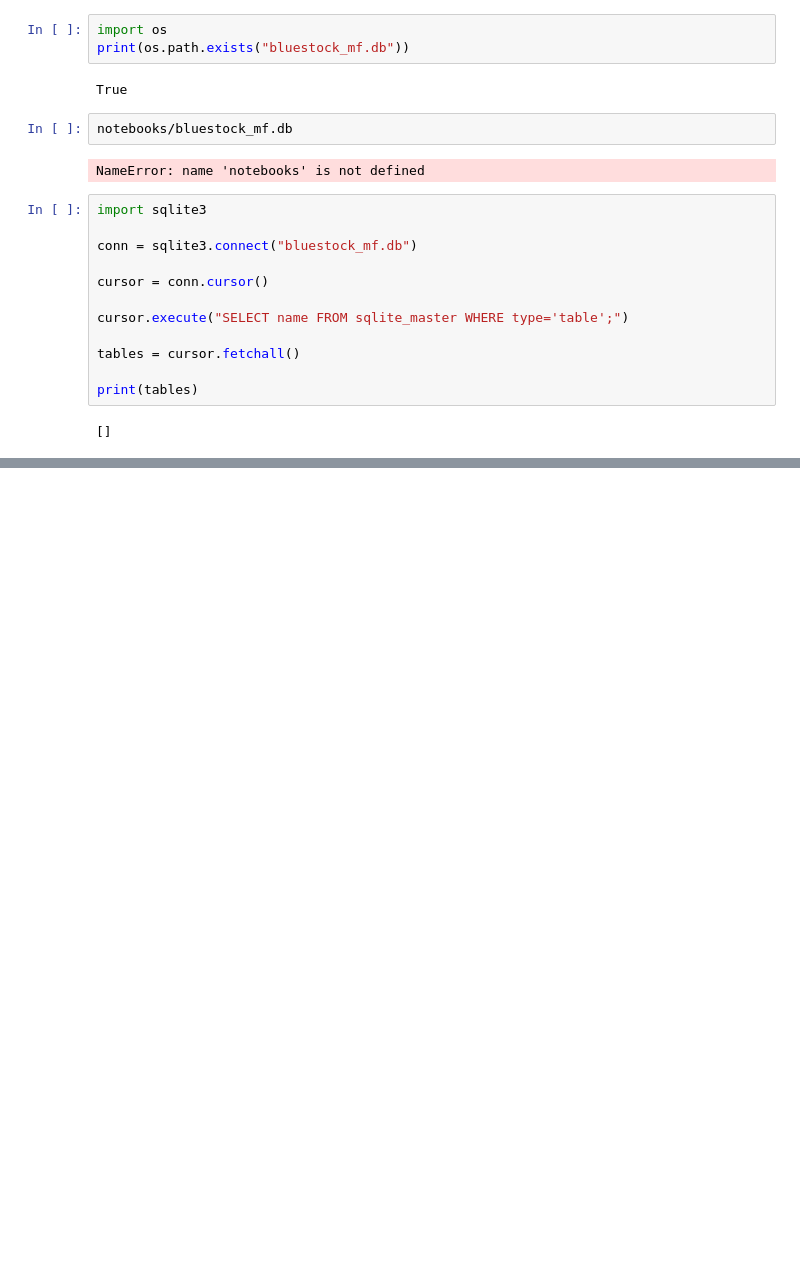
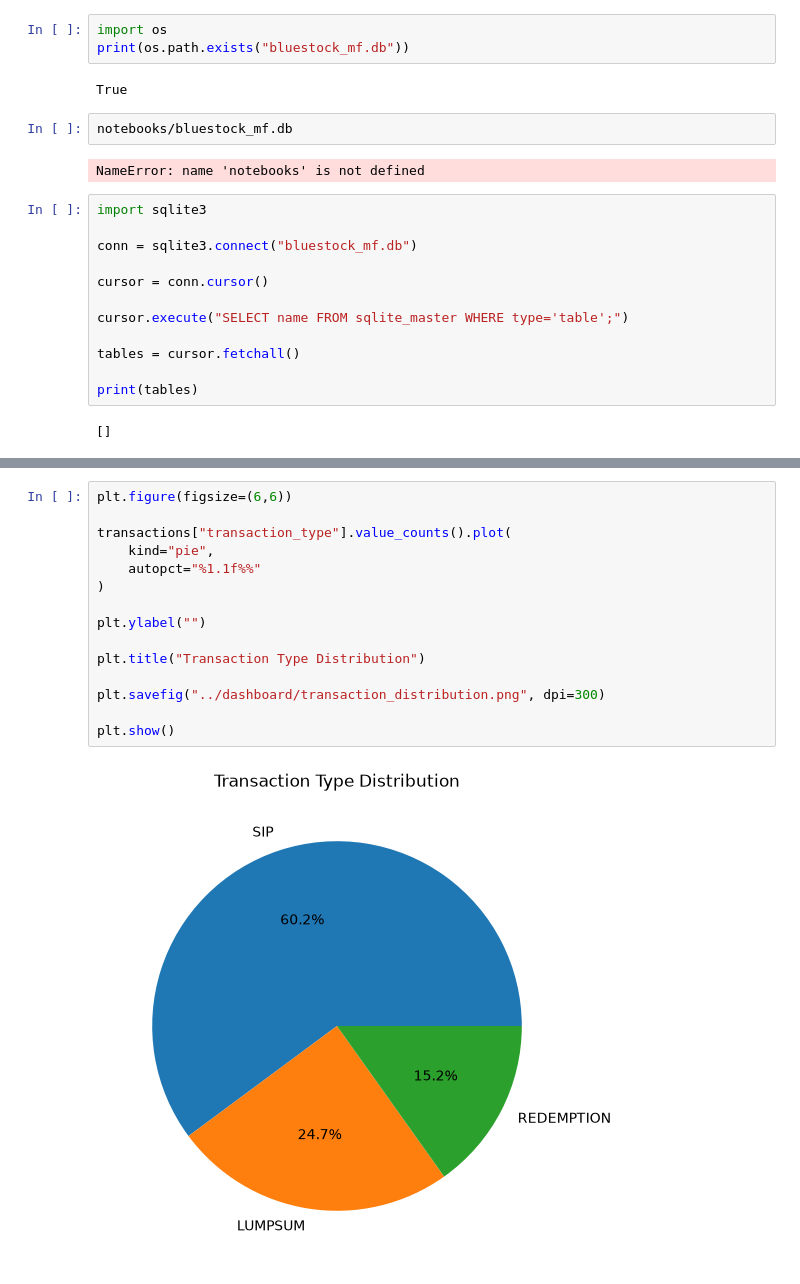
Before and after one commit to Akshay736252/mutual-fund-capstone-project, a Jupyter notebook: notebooks/01_EDA.ipynb, the cells around one changed output, grey strips where cells are left out. Drawn from its saved outputs; the diff is of its cells as text; blank space fills up the shorter version.

```diff
--- a/notebooks/01_EDA.ipynb
+++ b/notebooks/01_EDA.ipynb
@@ -221,0 +479,17 @@ print(tables)
+# %%
+plt.figure(figsize=(6,6))
+
+transactions["transaction_type"].value_counts().plot(
+    kind="pie",
+    autopct="%1.1f%%"
+)
+
+plt.ylabel("")
+
+plt.title("Transaction Type Distribution")
+
+plt.savefig("../dashboard/transaction_distribution.png", dpi=300)
+
+plt.show()
+# %% [output]
+[figure, added]
```
Also changed, not shown: parts of 30 cells of this notebook, 4 other files.
